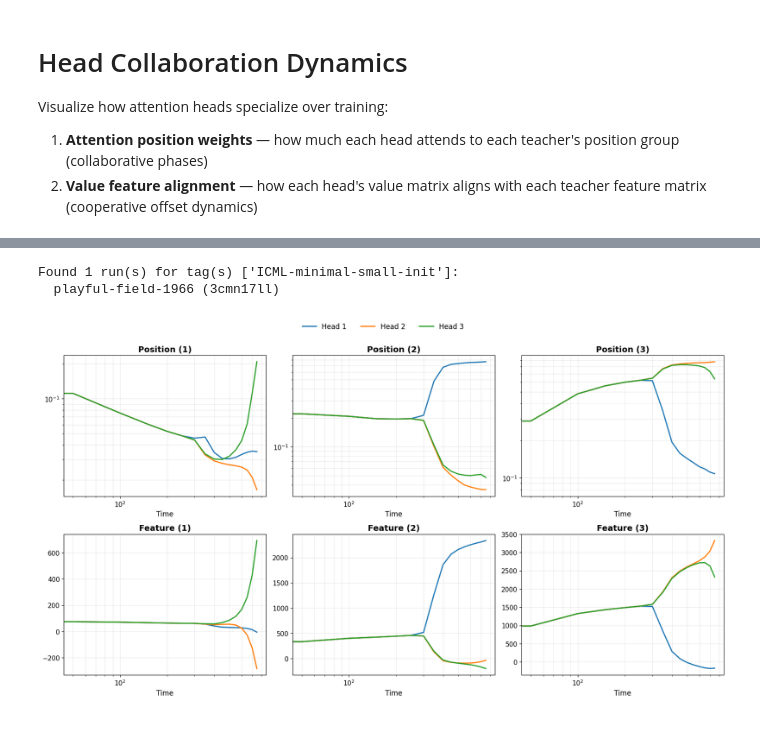
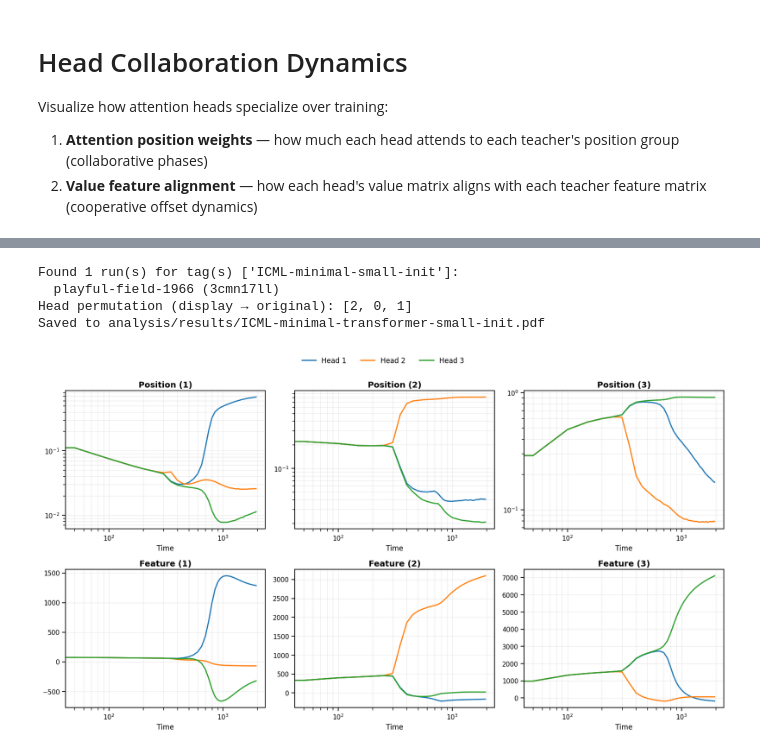
Before and after one commit to ralvarezlucend/IL-SAP-Transformers, a Jupyter notebook: analysis/head-dynamics.ipynb, the cells around one changed output, grey strips where cells are left out. Saved outputs shown, nothing was run; the diff lists cells and outputs as text; code cells hidden in the pictures.

```diff
--- a/analysis/head-dynamics.ipynb
+++ b/analysis/head-dynamics.ipynb
@@ -8,6 +8,9 @@ Visualize how attention heads specialize over training:
 from analysis.utils import fetch_runs, get_runs_data, differing_config
 import matplotlib.pyplot as plt
 import numpy as np
+import seaborn as sns
+import seaborn_image as isns
+sns.set_context(context="notebook")
 # %%
 # -- Defaults --
 NUM_HEADS = 3
@@ -169,6 +218,8 @@ Found 1 run(s) for tag(s) ['ICML-full-1layer']:
 # %%
-plot_head_dynamics(tag="ICML-minimal-small-init")
+plot_head_dynamics(tag="ICML-minimal-small-init", save_name="ICML-minimal-transformer-small-init")
 # %% [output]
 Found 1 run(s) for tag(s) ['ICML-minimal-small-init']:
   playful-field-1966 (3cmn17ll)
+Head permutation (display → original): [2, 0, 1]
+Saved to analysis/results/ICML-minimal-transformer-small-init.pdf
-[figure, old version]
+[figure, new version]
```
Also changed, not shown: parts of 4 cells of this notebook, 4 other files.
